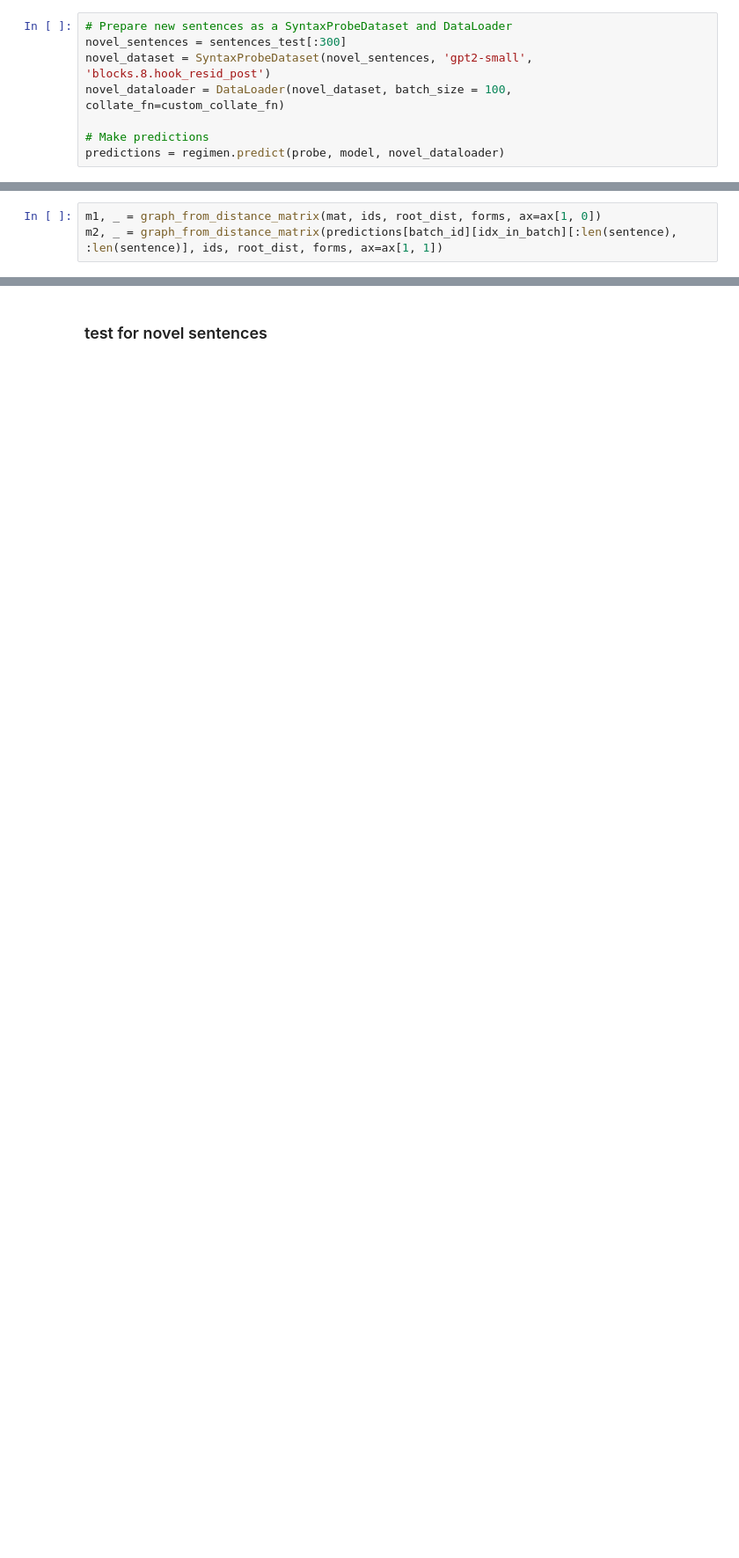
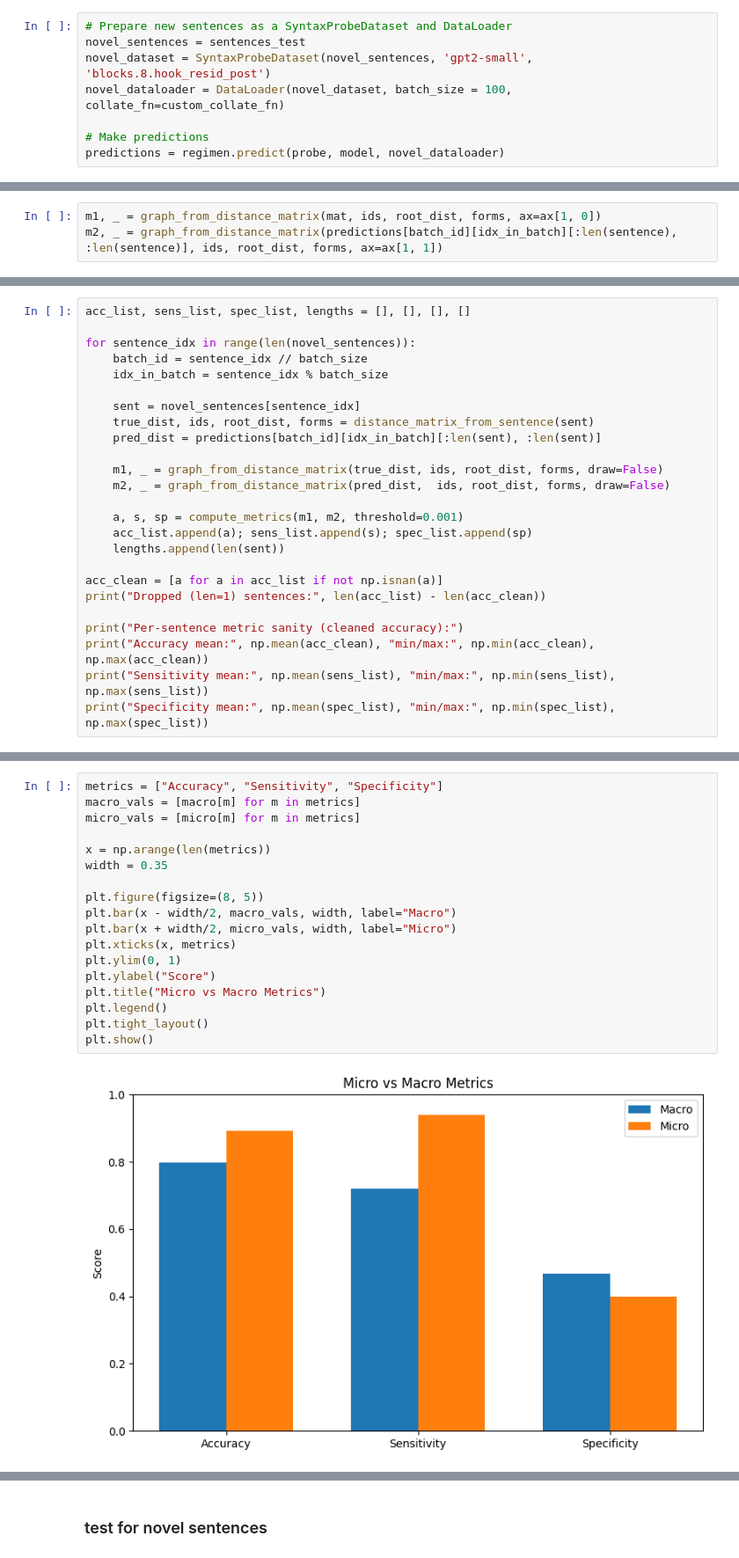
Before and after one commit to onjurgensen/probing_syntax_in_LLMs, a Jupyter notebook: probing_syntax_in_LLMs.ipynb, the cells around one changed output, grey strips where cells are left out. Shown at 88% size. Cells and saved outputs as stored; diff of their text form; blank space fills up the shorter version.

```diff
--- a/probing_syntax_in_LLMs.ipynb
+++ b/probing_syntax_in_LLMs.ipynb
@@ -655,7 +700,7 @@ ax[1].legend()
 Loss curves are nice, but not very interpretable. So next we apply our model on some previously unseen sentences (the test set)
 # %%
 # Prepare new sentences as a SyntaxProbeDataset and DataLoader
-novel_sentences = sentences_test[:300]
+novel_sentences = sentences_test
 novel_dataset = SyntaxProbeDataset(novel_sentences, 'gpt2-small', 'blocks.8.hook_resid_post')
 novel_dataloader = DataLoader(novel_dataset, batch_size = 100, collate_fn=custom_collate_fn)
 
@@ -722,0 +929,25 @@ Accuracy: 0.8095, Sensitivity: 0.8901, Specificity: 0.2857
+# %%
+acc_list, sens_list, spec_list, lengths = [], [], [], []
+
+for sentence_idx in range(len(novel_sentences)):
+    batch_id = sentence_idx // batch_size
+    idx_in_batch = sentence_idx % batch_size
+
+    sent = novel_sentences[sentence_idx]
+    true_dist, ids, root_dist, forms = distance_matrix_from_sentence(sent)
+    pred_dist = predictions[batch_id][idx_in_batch][:len(sent), :len(sent)]
+
+    m1, _ = graph_from_distance_matrix(true_dist, ids, root_dist, forms, draw=False)
+    m2, _ = graph_from_distance_matrix(pred_dist,  ids, root_dist, forms, draw=False)
+
+    a, s, sp = compute_metrics(m1, m2, threshold=0.001)
+    acc_list.append(a); sens_list.append(s); spec_list.append(sp)
+    lengths.append(len(sent))
+
+acc_clean = [a for a in acc_list if not np.isnan(a)]
+print("Dropped (len=1) sentences:", len(acc_list) - len(acc_clean))
+
+print("Per-sentence metric sanity (cleaned accuracy):")
+print("Accuracy mean:", np.mean(acc_clean), "min/max:", np.min(acc_clean), np.max(acc_clean))
+print("Sensitivity mean:", np.mean(sens_list), "min/max:", np.min(sens_list), np.max(sens_list))
+print("Specificity mean:", np.mean(spec_list), "min/max:", np.min(spec_list), np.max(spec_list))
@@ -722,0 +1042,20 @@ Accuracy: 0.8095, Sensitivity: 0.8901, Specificity: 0.2857
+# %%
+metrics = ["Accuracy", "Sensitivity", "Specificity"]
+macro_vals = [macro[m] for m in metrics]
+micro_vals = [micro[m] for m in metrics]
+
+x = np.arange(len(metrics))
+width = 0.35
+
+plt.figure(figsize=(8, 5))
+plt.bar(x - width/2, macro_vals, width, label="Macro")
+plt.bar(x + width/2, micro_vals, width, label="Micro")
+plt.xticks(x, metrics)
+plt.ylim(0, 1)
+plt.ylabel("Score")
+plt.title("Micro vs Macro Metrics")
+plt.legend()
+plt.tight_layout()
+plt.show()
+# %% [output]
+[figure, added]
```
Also changed, not shown: parts of 27 cells of this notebook, 1 other file.
